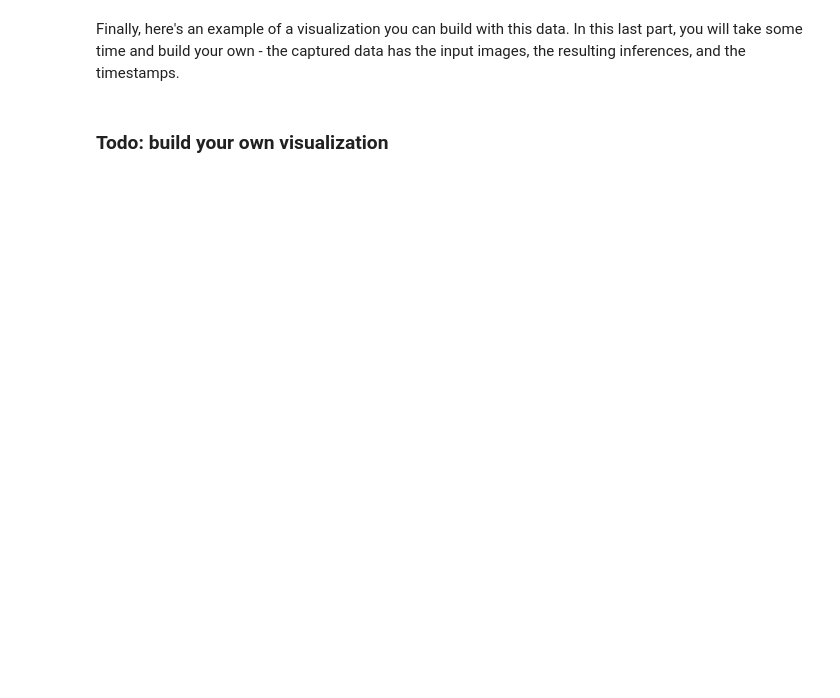
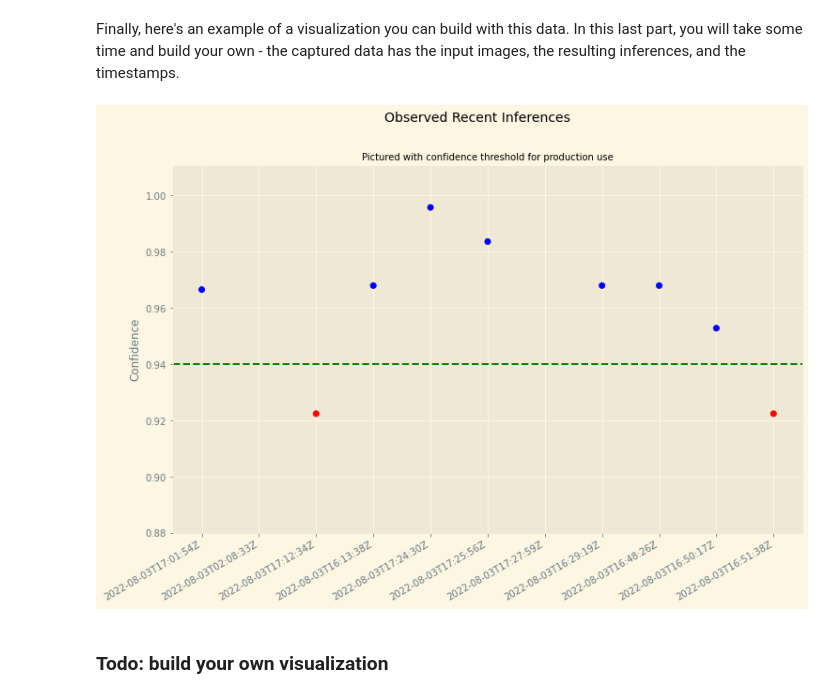
Before and after one commit to mkanderson1701/udacity_ml_workflow, a Jupyter notebook: starter.ipynb, the cells around one changed output. Saved outputs shown, nothing was run; the diff lists cells and outputs as text; code cells hidden in the pictures; blank space fills up the shorter version.

```diff
--- a/starter.ipynb
+++ b/starter.ipynb
@@ -671,28 +675,34 @@ simple_getter(json_data[0])
 # %% [markdown]
 Finally, here's an example of a visualization you can build with this data. In this last part, you will take some time and build your own - the captured data has the input images, the resulting inferences, and the timestamps.
 # %%
+import matplotlib.pyplot as plt
+
+plt.figure(figsize=(12,8))
+
 # Populate the data for the x and y axis
 x = []
 y = []
 for obj in json_data:
     inference, timestamp = simple_getter(obj)
 
     y.append(max(inference))
     x.append(timestamp)
 
 # Todo: here is an visualization example, take some time to build another visual that helps monitor the result
 # Plot the data
 plt.scatter(x, y, c=['r' if k<.94 else 'b' for k in y ])
 plt.axhline(y=0.94, color='g', linestyle='--')
 plt.ylim(bottom=.88)
 
 # Add labels
 plt.ylabel("Confidence")
 plt.suptitle("Observed Recent Inferences", size=14)
 plt.title("Pictured with confidence threshold for production use", size=10)
 
 # Give it some pizzaz!
 plt.style.use("Solarize_Light2")
 plt.gcf().autofmt_xdate()
+# %% [output]
+[figure, added]
 # %% [markdown]
 ### Todo: build your own visualization
```
Also changed, not shown: parts of 5 cells of this notebook, 5 other files.
